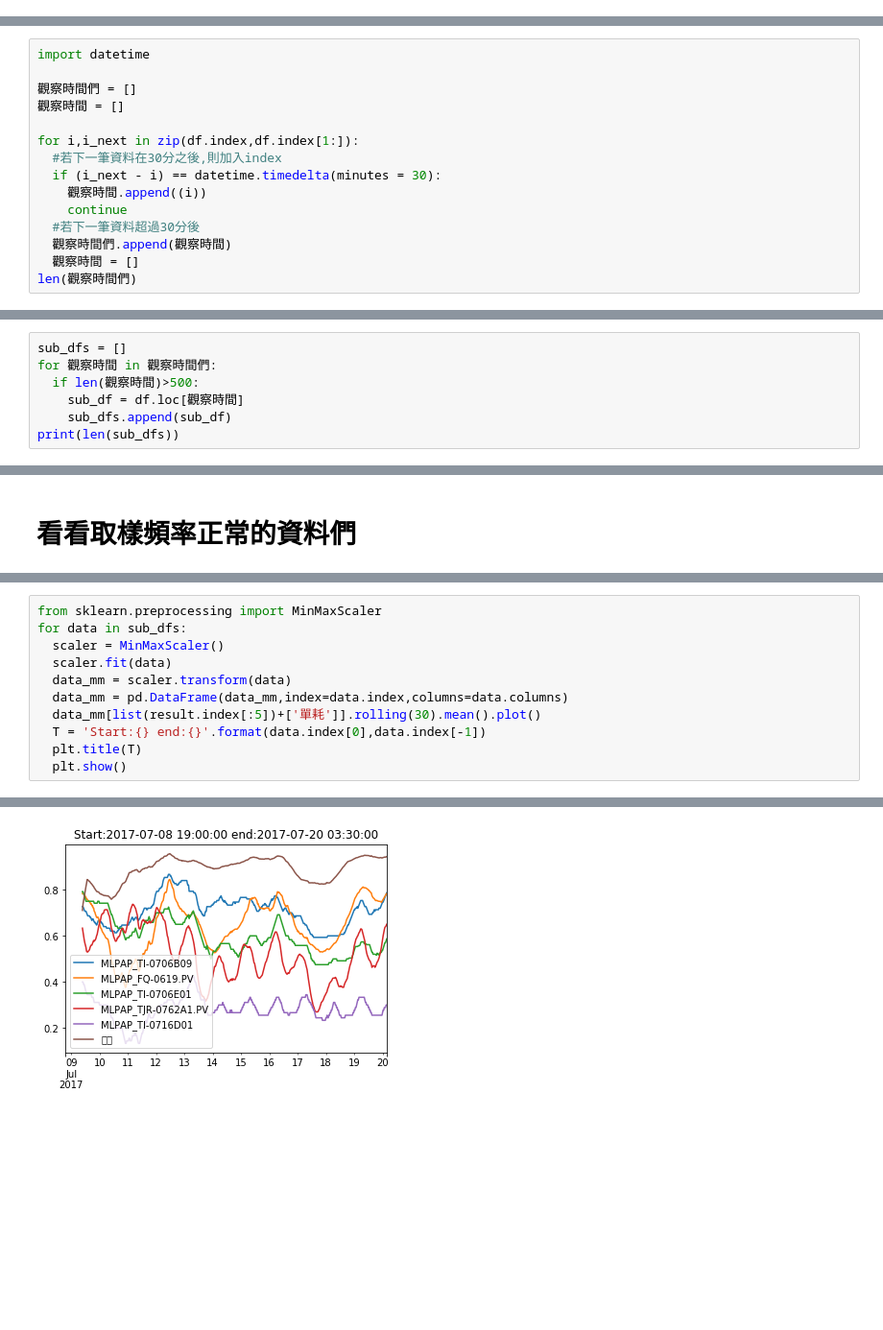
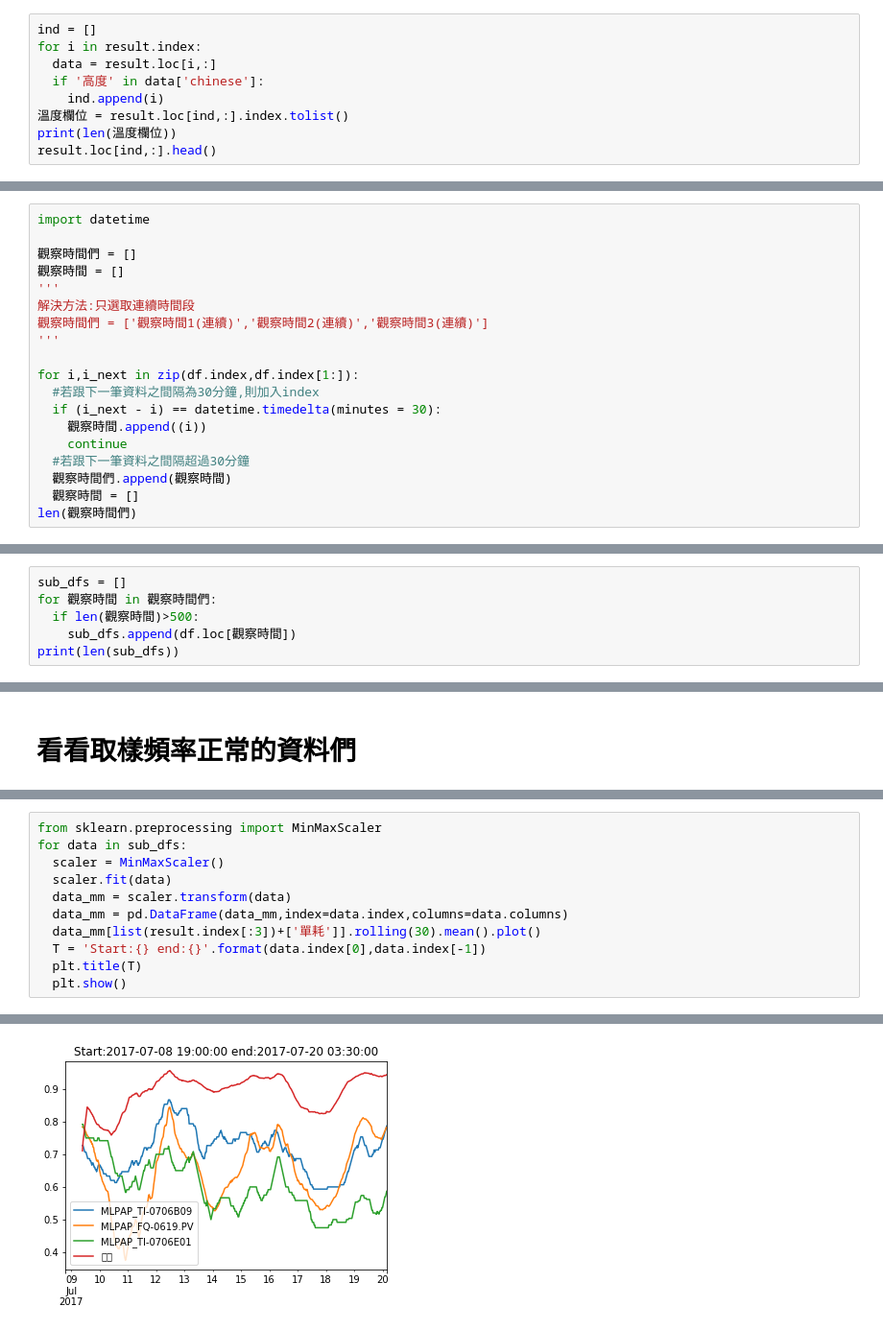
Before and after one commit to skywalker0803r/works, a Jupyter notebook: 南亞PA廠R3_預測單耗.ipynb, the cells around one changed output, grey strips where cells are left out. Shown at 96% size. Drawn from its saved outputs; the diff is of its cells as text; blank space fills up the shorter version.

```diff
--- a/南亞PA廠R3_預測單耗.ipynb
+++ b/南亞PA廠R3_預測單耗.ipynb
@@ -421,0 +428,9 @@ MAPE:1.402389634279306
+# %%
+ind = []
+for i in result.index:
+  data = result.loc[i,:]
+  if '高度' in data['chinese']:
+    ind.append(i)
+溫度欄位 = result.loc[ind,:].index.tolist()
+print(len(溫度欄位))
+result.loc[ind,:].head()
@@ -514,13 +537,17 @@ import datetime
 
 觀察時間們 = []
 觀察時間 = []
+'''
+解決方法:只選取連續時間段
+觀察時間們 = ['觀察時間1(連續)','觀察時間2(連續)','觀察時間3(連續)']
+'''
 
 for i,i_next in zip(df.index,df.index[1:]):
-  #若下一筆資料在30分之後,則加入index
+  #若跟下一筆資料之間隔為30分鐘,則加入index
   if (i_next - i) == datetime.timedelta(minutes = 30):
     觀察時間.append((i))
     continue
-  #若下一筆資料超過30分後
+  #若跟下一筆資料之間隔超過30分鐘
   觀察時間們.append(觀察時間)
   觀察時間 = []
 len(觀察時間們)
@@ -534,8 +561,7 @@ len(觀察時間們)
 sub_dfs = []
 for 觀察時間 in 觀察時間們:
   if len(觀察時間)>500:
-    sub_df = df.loc[觀察時間]
-    sub_dfs.append(sub_df)
+    sub_dfs.append(df.loc[觀察時間])
 print(len(sub_dfs))
 # %% [output]
 26
@@ -571,7 +597,7 @@ for data in sub_dfs:
   scaler.fit(data)
   data_mm = scaler.transform(data)
   data_mm = pd.DataFrame(data_mm,index=data.index,columns=data.columns)
-  data_mm[list(result.index[:5])+['單耗']].rolling(30).mean().plot()
+  data_mm[list(result.index[:3])+['單耗']].rolling(30).mean().plot()
   T = 'Start:{} end:{}'.format(data.index[0],data.index[-1])
   plt.title(T)
   plt.show()
@@ -589 +615 @@ for data in sub_dfs:
-[figure, old version]
+[figure, new version]
```
Also changed, not shown: parts of 9 cells of this notebook.
